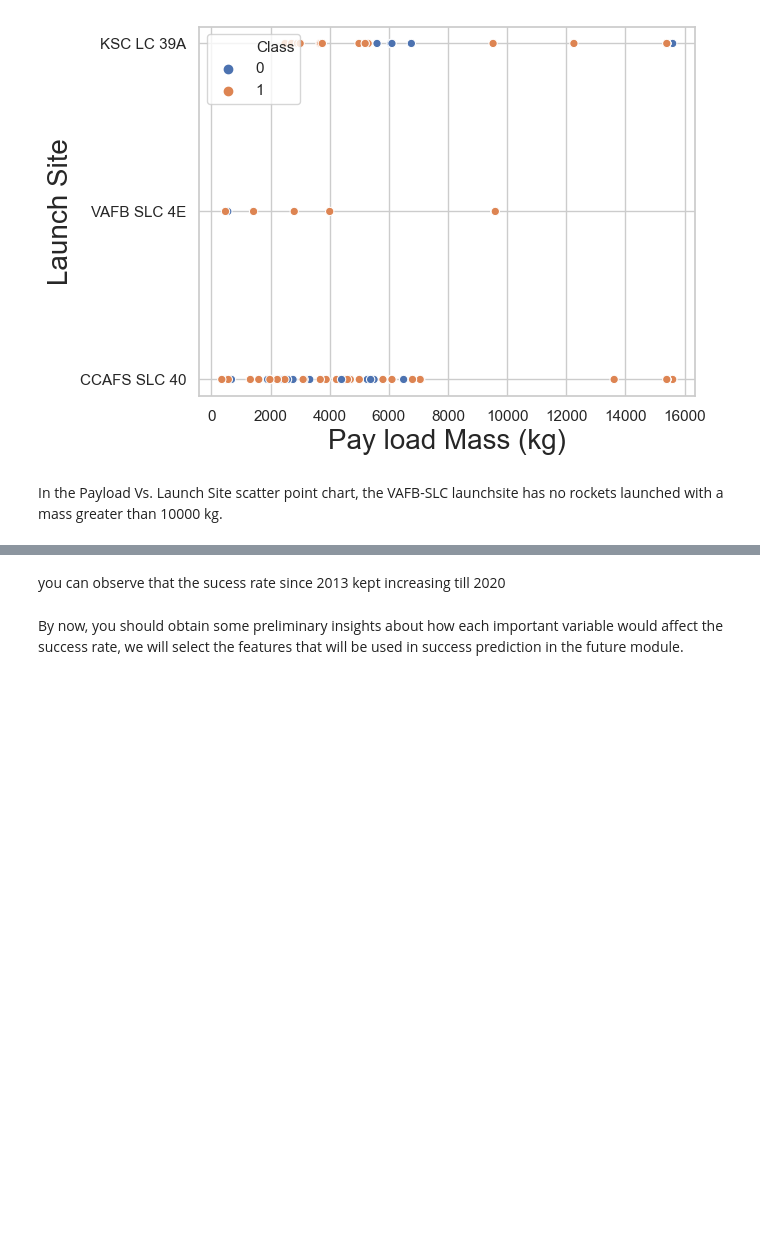
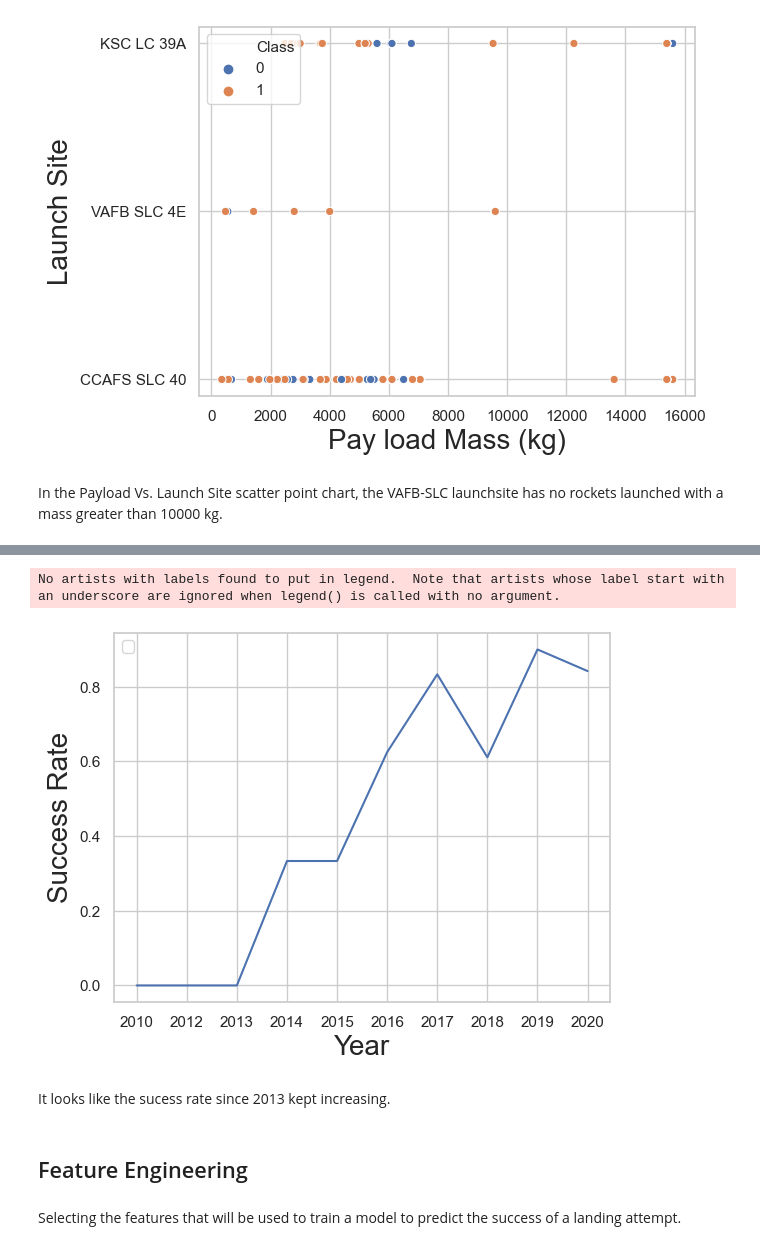
Before and after one commit to AlbertoGonzalezOlmos/data-science-methods, a Jupyter notebook: falcon9-EDA-visualization.ipynb, the cells around one changed output, grey strips where cells are left out. Cells and saved outputs as stored; diff of their text form; code cells hidden in the pictures; blank space fills up the shorter version.

```diff
--- a/falcon9-EDA-visualization.ipynb
+++ b/falcon9-EDA-visualization.ipynb
@@ -187,2 +182,17 @@ df.head()
+# %%
+grouped_year_success = df.groupby('Date')['Class'].mean().reset_index()
+year = df['Date']
+
+sns.set()
+sns.set_style("whitegrid")
+ax = sns.lineplot(x=grouped_year_success['Date'],
+                  y=grouped_year_success['Class'])
+plt.xlabel("Year",fontsize=20)
+plt.ylabel("Success Rate",fontsize=20)
+plt.legend(loc='upper left')
+plt.show(ax)
+# %% [output]
+No artists with labels found to put in legend.  Note that artists whose label start with an underscore are ignored when legend() is called with no argument.
+[figure, added]
 # %% [markdown]
-you can observe that the sucess rate since 2013 kept increasing till 2020
+It looks like the sucess rate since 2013 kept increasing.
@@ -191,5 +199,7 @@ you can observe that the sucess rate since 2013 kept increasing till 2020
-# %% [markdown]
-By now, you should obtain some preliminary insights about how each important variable would affect the success rate, we will select the features that will be used in success prediction in the future module.
+# %% [markdown]
+## Feature Engineering
+# %% [markdown]
+Selecting the features that will be used to train a model to predict the success of a landing attempt.
 # %%
 features = df[['FlightNumber', 'PayloadMass', 'Orbit', 'LaunchSite', 'Flights', 'GridFins', 'Reused', 'Legs', 'LandingPad', 'Block', 'ReusedCount', 'Serial']]
 features.head()
```
Also changed, not shown: parts of 45 cells of this notebook, 1 other file.
